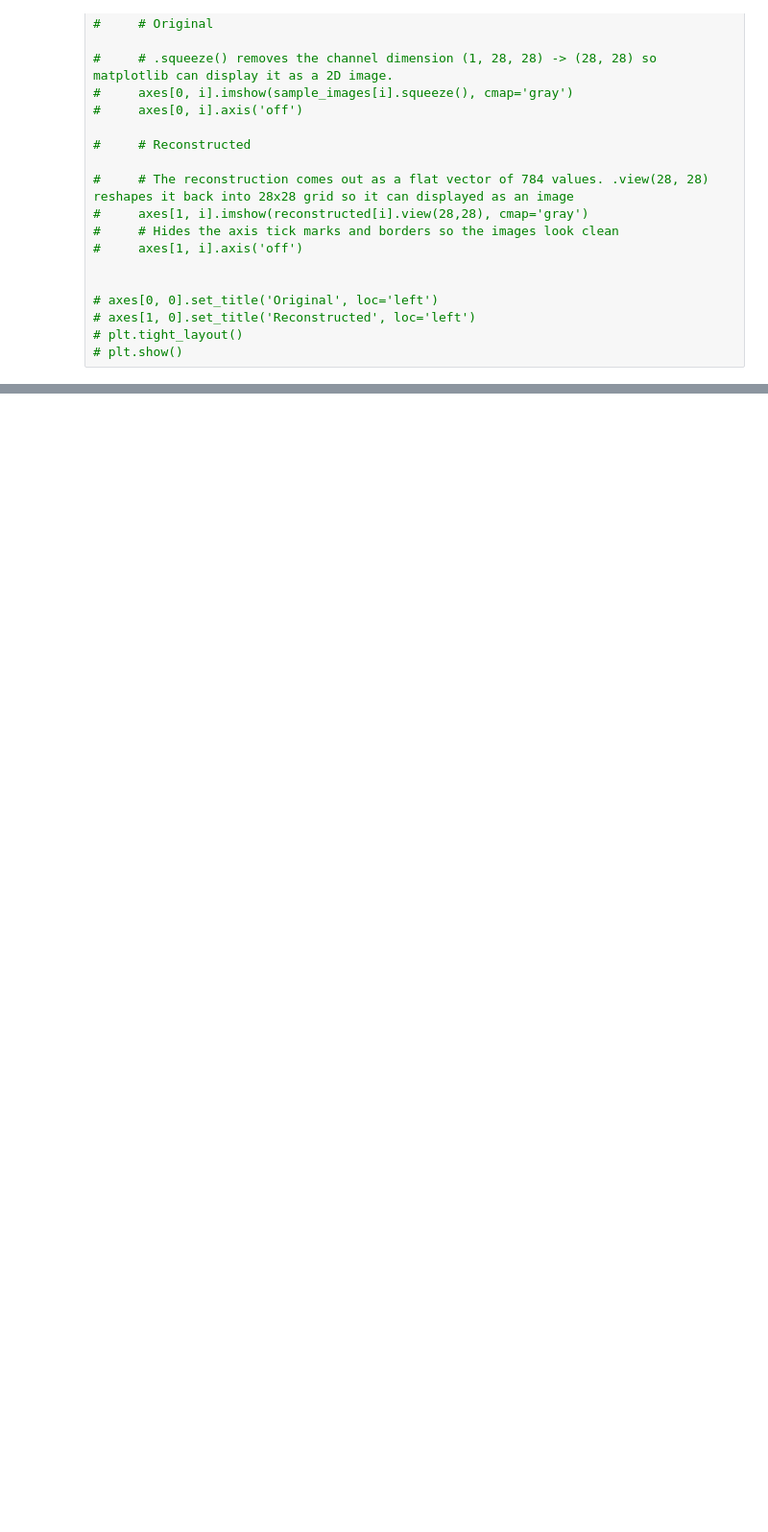
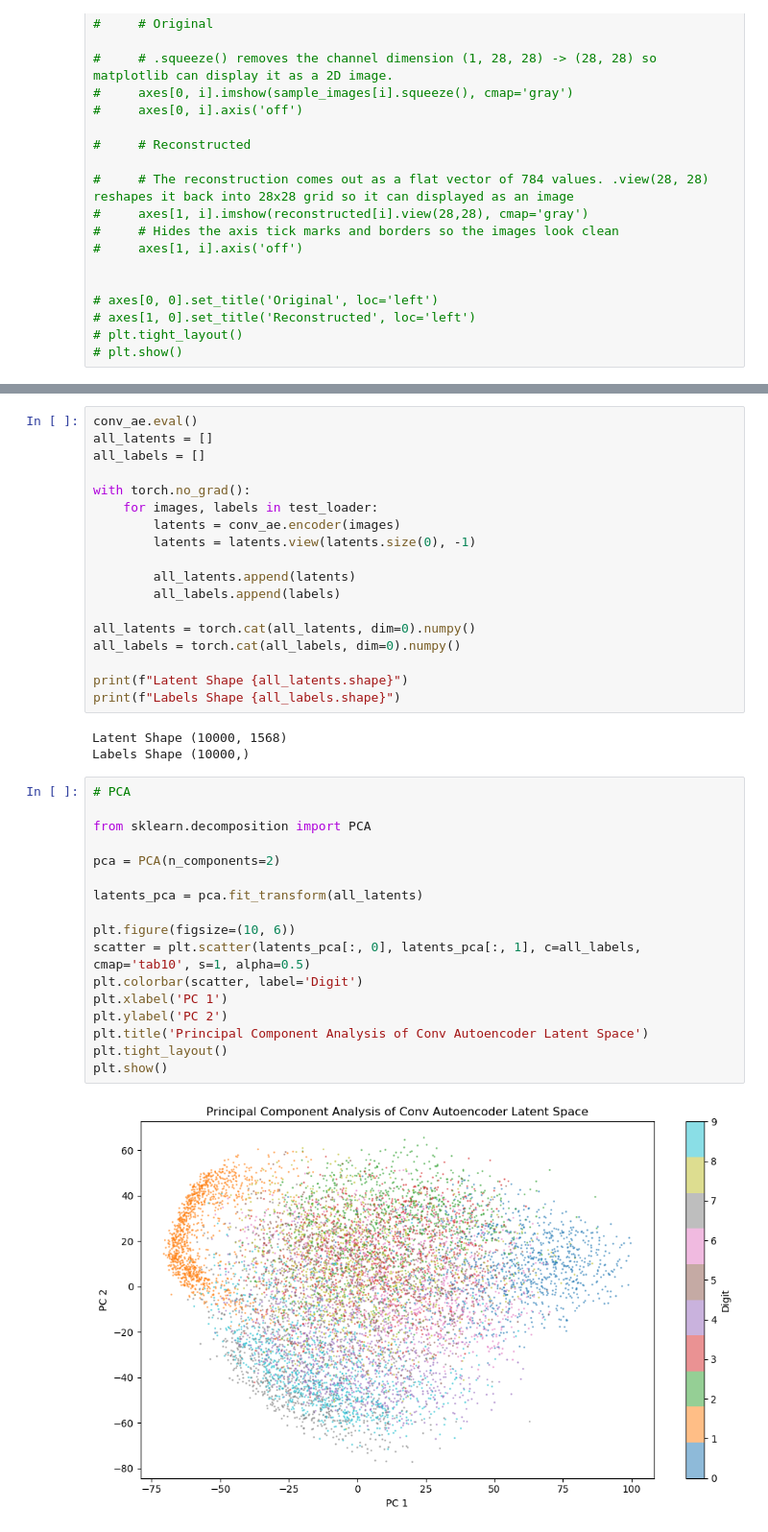
Before and after one commit to TshidisoMKG/NN_In_NumPy, a Jupyter notebook: AE_MNIST.ipynb, the cells around one changed output, grey strips where cells are left out. Shown at 96% size. Saved outputs shown, nothing was run; the diff lists cells and outputs as text; blank space fills up the shorter version.

```diff
--- a/AE_MNIST.ipynb
+++ b/AE_MNIST.ipynb
@@ -221,0 +426,40 @@ plt.show()
+# %%
+conv_ae.eval()
+all_latents = []
+all_labels = []
+
+with torch.no_grad():
+    for images, labels in test_loader:
+        latents = conv_ae.encoder(images)
+        latents = latents.view(latents.size(0), -1)
+
+        all_latents.append(latents)
+        all_labels.append(labels)
+
+all_latents = torch.cat(all_latents, dim=0).numpy()
+all_labels = torch.cat(all_labels, dim=0).numpy()
+
+print(f"Latent Shape {all_latents.shape}")
+print(f"Labels Shape {all_labels.shape}")
+# %% [output]
+Latent Shape (10000, 1568)
+Labels Shape (10000,)
+# %%
+# PCA
+
+from sklearn.decomposition import PCA
+
+pca = PCA(n_components=2)
+
+latents_pca = pca.fit_transform(all_latents)
+
+plt.figure(figsize=(10, 6))
+scatter = plt.scatter(latents_pca[:, 0], latents_pca[:, 1], c=all_labels, cmap='tab10', s=1, alpha=0.5)
+plt.colorbar(scatter, label='Digit')
+plt.xlabel('PC 1')
+plt.ylabel('PC 2')
+plt.title('Principal Component Analysis of Conv Autoencoder Latent Space')
+plt.tight_layout()
+plt.show()
+# %% [output]
+[figure, added]
```
Also changed, not shown: parts of 16 cells of this notebook.
